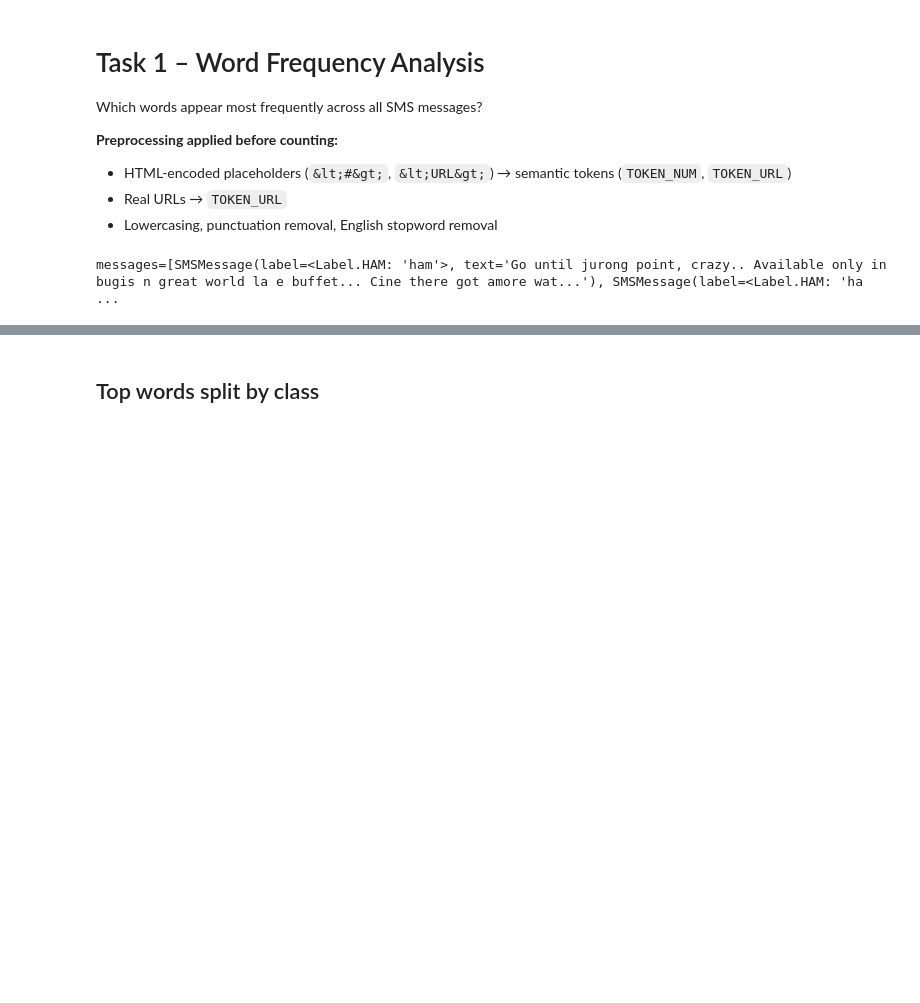
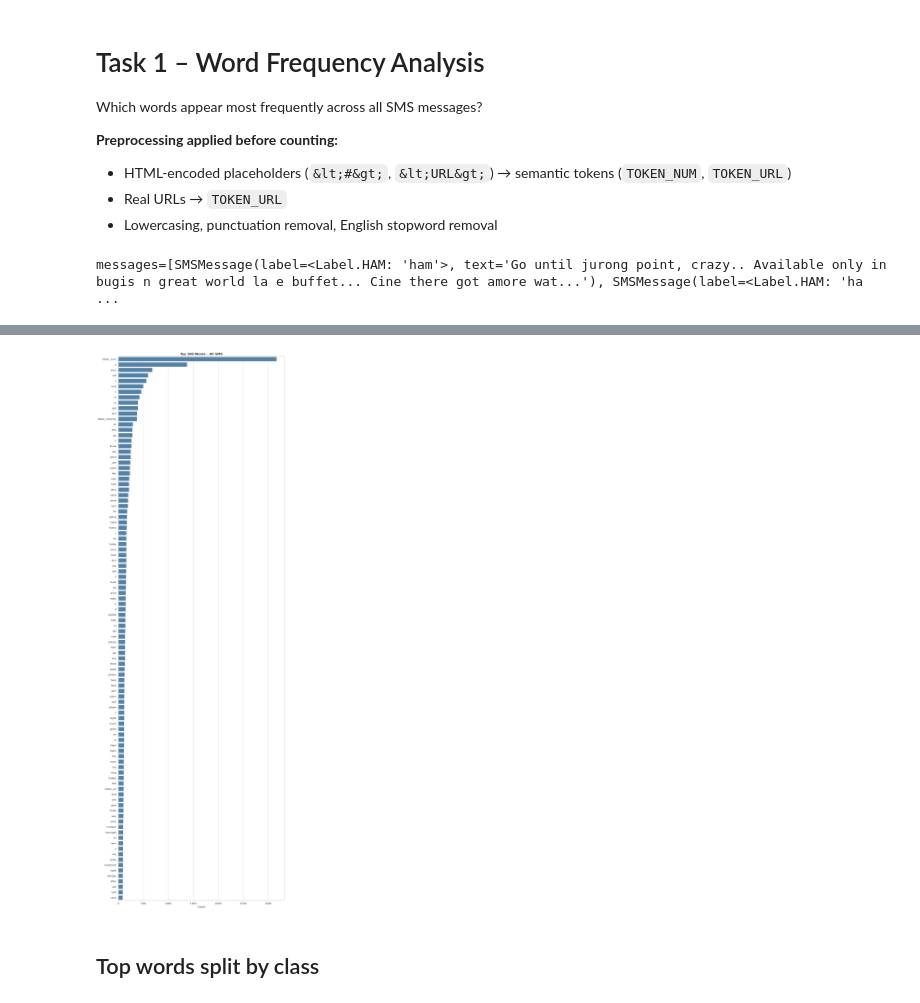
Before and after one commit to oliver-zehentleitner/a1-ai-expert-case-study, a Jupyter notebook: docs/_downloads/cc5cb4f0afcddcb5cd41998701bdb2d2/01_word_frequency.ipynb, the cells around one changed output, grey strips where cells are left out. Drawn from its saved outputs; the diff is of its cells as text; code cells hidden in the pictures; blank space fills up the shorter version.

```diff
--- a/docs/_downloads/cc5cb4f0afcddcb5cd41998701bdb2d2/01_word_frequency.ipynb
+++ b/docs/_downloads/cc5cb4f0afcddcb5cd41998701bdb2d2/01_word_frequency.ipynb
@@ -8,6 +8,7 @@ Which words appear most frequently across all SMS messages?
 - Real URLs → `TOKEN_URL`
 - Lowercasing, punctuation removal, English stopword removal
 # %%
+from IPython.display import display
 from pathlib import Path
 
 from sms_analysis import load_dataset
@@ -15,7 +16,7 @@ from sms_analysis.analysis import word_frequencies
 from sms_analysis.visualization import plot_word_frequencies, save_figure
 
 DATASET = Path("../assignment/3D8026C4.zip/SMSSpamCollection")
-OUTPUTS = Path("../outputs")
+OUTPUTS = Path("outputs")
 
 dataset = load_dataset(DATASET)
 print(dataset)
@@ -47,6 +44,9 @@ df_all
 # %%
-fig = plot_word_frequencies(df_all, title="Top 20 Words – All SMS")
+fig = plot_word_frequencies(df_all, title="Top 100 Words – All SMS")
+display(fig)
 save_figure(fig, OUTPUTS / "01_word_frequencies_all.png")
+# %% [output]
+[figure, added]
 # %% [markdown]
 ## Top words split by class
 # %%
```
Also changed, not shown: parts of 3 cells of this notebook, 29 other files.
